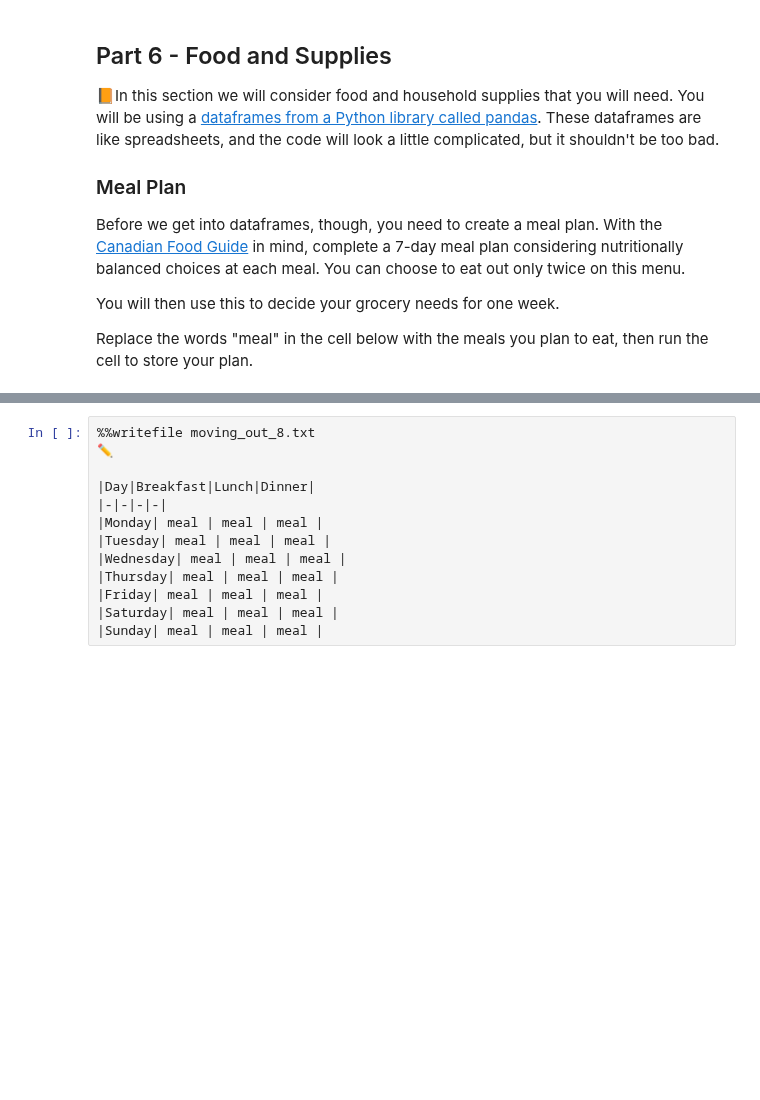
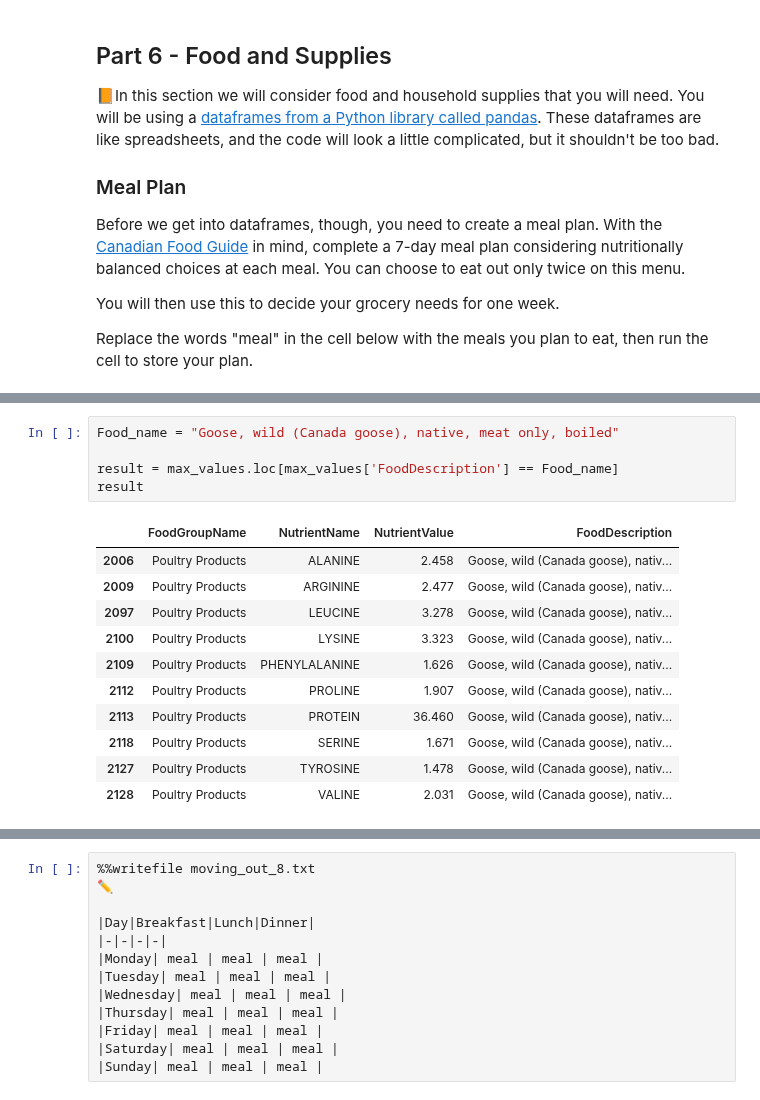
Before and after one commit to callysto/curriculum-notebooks, a Jupyter notebook: Health/CALM/CALM-moving-out-6.ipynb, the cells around one changed output, grey strips where cells are left out. Drawn from its saved outputs; the diff is of its cells as text; blank space fills up the shorter version.

```diff
--- a/Health/CALM/CALM-moving-out-6.ipynb
+++ b/Health/CALM/CALM-moving-out-6.ipynb
@@ -17,0 +136,17 @@ Replace the words "meal" in the cell below with the meals you plan to eat, then
+# %%
+Food_name = "Goose, wild (Canada goose), native, meat only, boiled"
+
+result = max_values.loc[max_values['FoodDescription'] == Food_name]
+result
+# %% [output]
+|  | FoodGroupName | NutrientName | NutrientValue | FoodDescription |
+| 2006 | Poultry Products | ALANINE | 2.458 | Goose, wild (Canada goose), nativ... |
+| 2009 | Poultry Products | ARGININE | 2.477 | Goose, wild (Canada goose), nativ... |
+| 2097 | Poultry Products | LEUCINE | 3.278 | Goose, wild (Canada goose), nativ... |
+| 2100 | Poultry Products | LYSINE | 3.323 | Goose, wild (Canada goose), nativ... |
+| 2109 | Poultry Products | PHENYLALANINE | 1.626 | Goose, wild (Canada goose), nativ... |
+| 2112 | Poultry Products | PROLINE | 1.907 | Goose, wild (Canada goose), nativ... |
+| 2113 | Poultry Products | PROTEIN | 36.460 | Goose, wild (Canada goose), nativ... |
+| 2118 | Poultry Products | SERINE | 1.671 | Goose, wild (Canada goose), nativ... |
+| 2127 | Poultry Products | TYROSINE | 1.478 | Goose, wild (Canada goose), nativ... |
+| 2128 | Poultry Products | VALINE | 2.031 | Goose, wild (Canada goose), nativ... |
```
Also changed, not shown: parts of 6 cells of this notebook, 1 other file.
